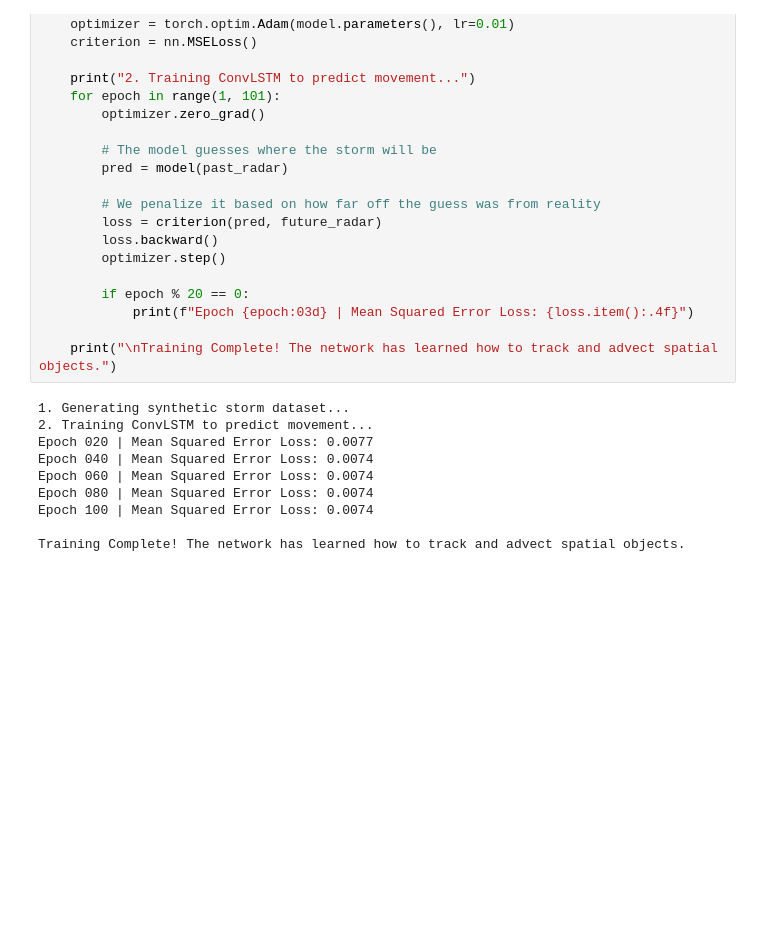
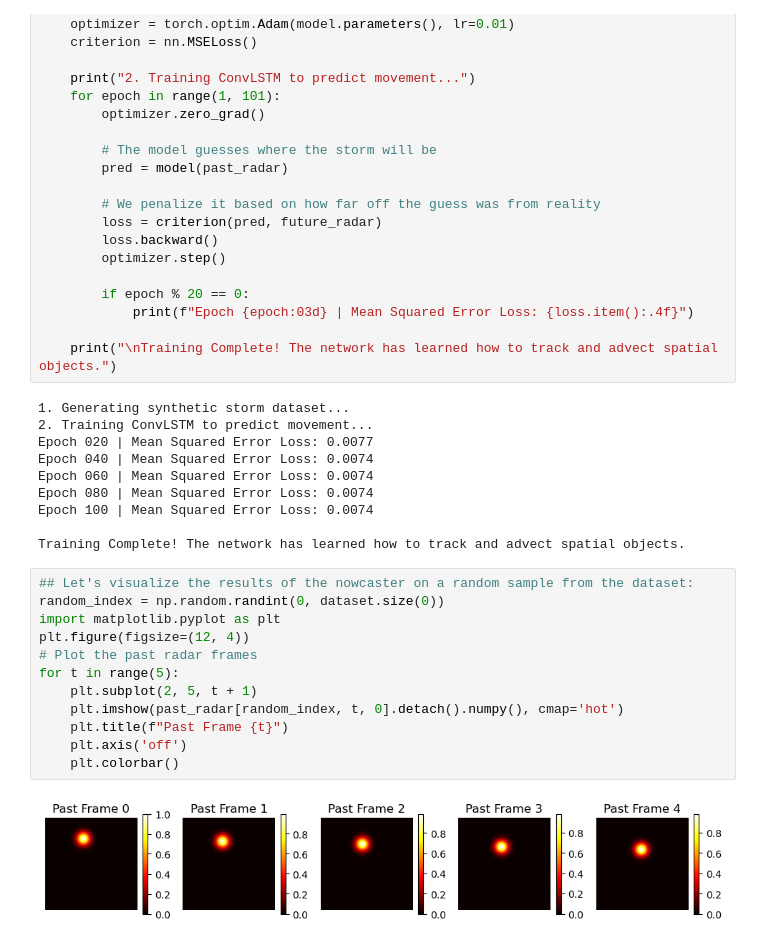
Before and after one commit to xondikoi03/SIH_2026_ByteCraft, a Jupyter notebook: Hackathon_SIH26072_ByteCraft.ipynb, the cells around one changed output. Cells and saved outputs as stored; diff of their text form; blank space fills up the shorter version.

```diff
--- a/Hackathon_SIH26072_ByteCraft.ipynb
+++ b/Hackathon_SIH26072_ByteCraft.ipynb
@@ -222,3 +230,17 @@ Epoch 080 | Mean Squared Error Loss: 0.0074
 Epoch 100 | Mean Squared Error Loss: 0.0074
 
 Training Complete! The network has learned how to track and advect spatial objects.
+# %%
+## Let's visualize the results of the nowcaster on a random sample from the dataset:
+random_index = np.random.randint(0, dataset.size(0))
+import matplotlib.pyplot as plt
+plt.figure(figsize=(12, 4))
+# Plot the past radar frames
+for t in range(5):
+    plt.subplot(2, 5, t + 1)
+    plt.imshow(past_radar[random_index, t, 0].detach().numpy(), cmap='hot')
+    plt.title(f"Past Frame {t}")
+    plt.axis('off')
+    plt.colorbar()
+# %% [output]
+[figure, added]
```
Also changed, not shown: parts of 3 cells of this notebook, 1 other file.
